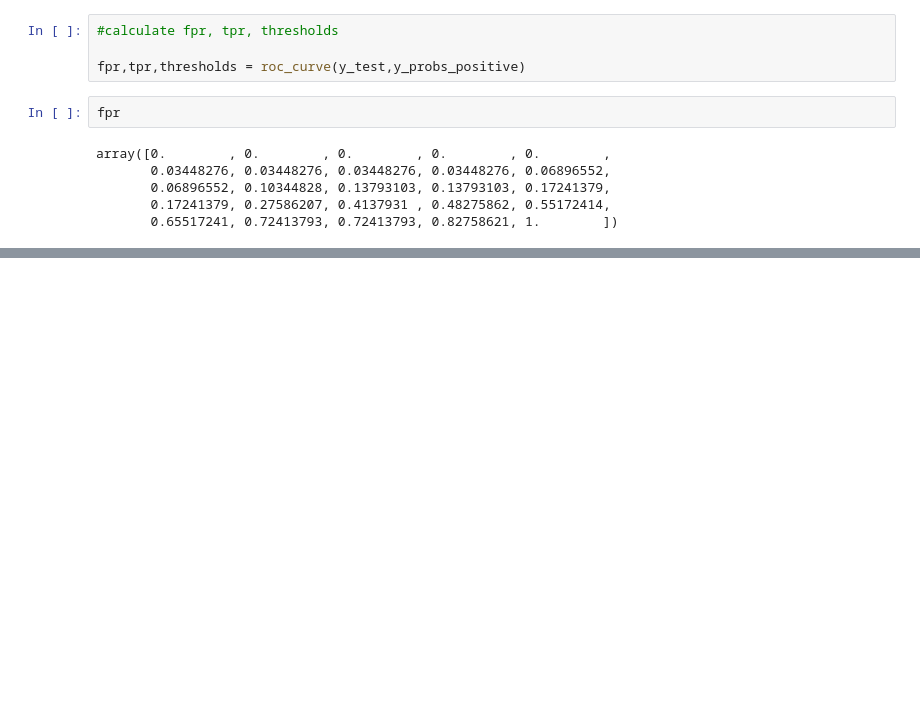
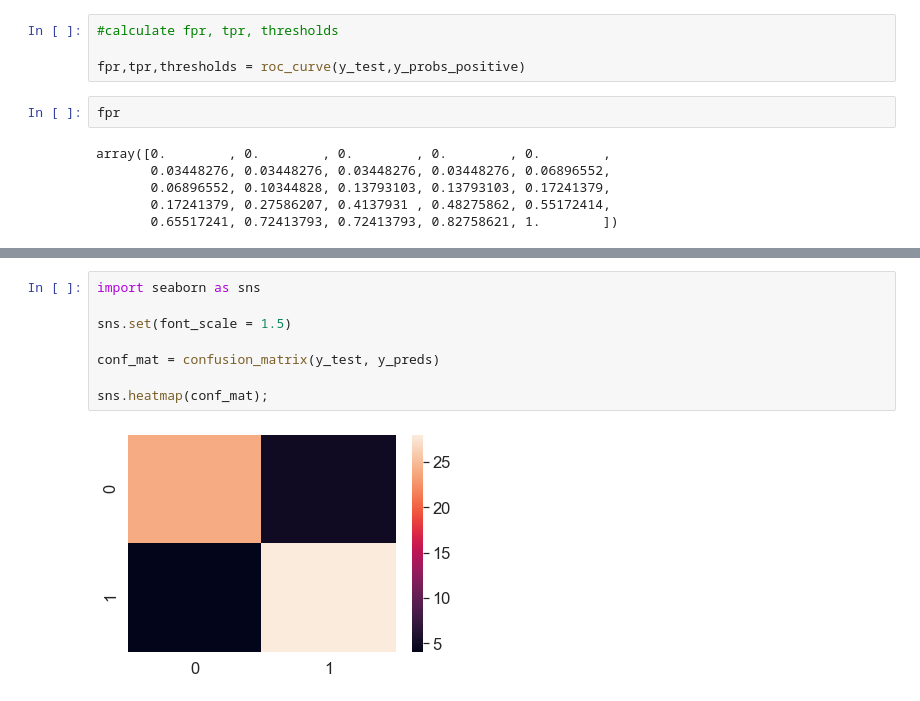
Before and after one commit to caxefaizan/S3_bucket_manipulation, a Jupyter notebook: scikit learn.ipynb, the cells around one changed output, grey strips where cells are left out. Cells and saved outputs as stored; diff of their text form; blank space fills up the shorter version.

```diff
--- a/scikit learn.ipynb
+++ b/scikit learn.ipynb
@@ -922,0 +1016,10 @@ array([0.        , 0.        , 0.        , 0.        , 0.        ,
+# %%
+import seaborn as sns
+
+sns.set(font_scale = 1.5)
+
+conf_mat = confusion_matrix(y_test, y_preds)
+
+sns.heatmap(conf_mat);
+# %% [output]
+[figure, added]
```
Also changed, not shown: parts of 27 cells of this notebook.
